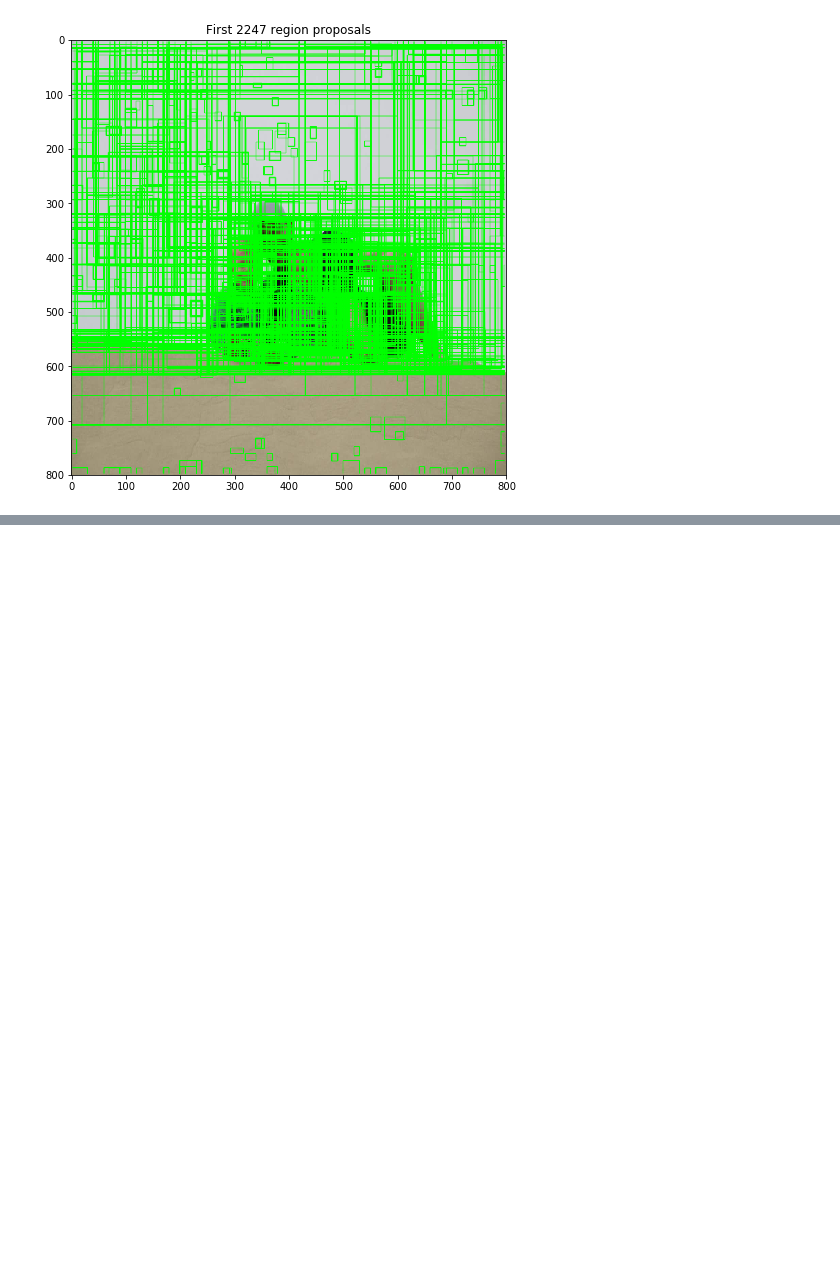
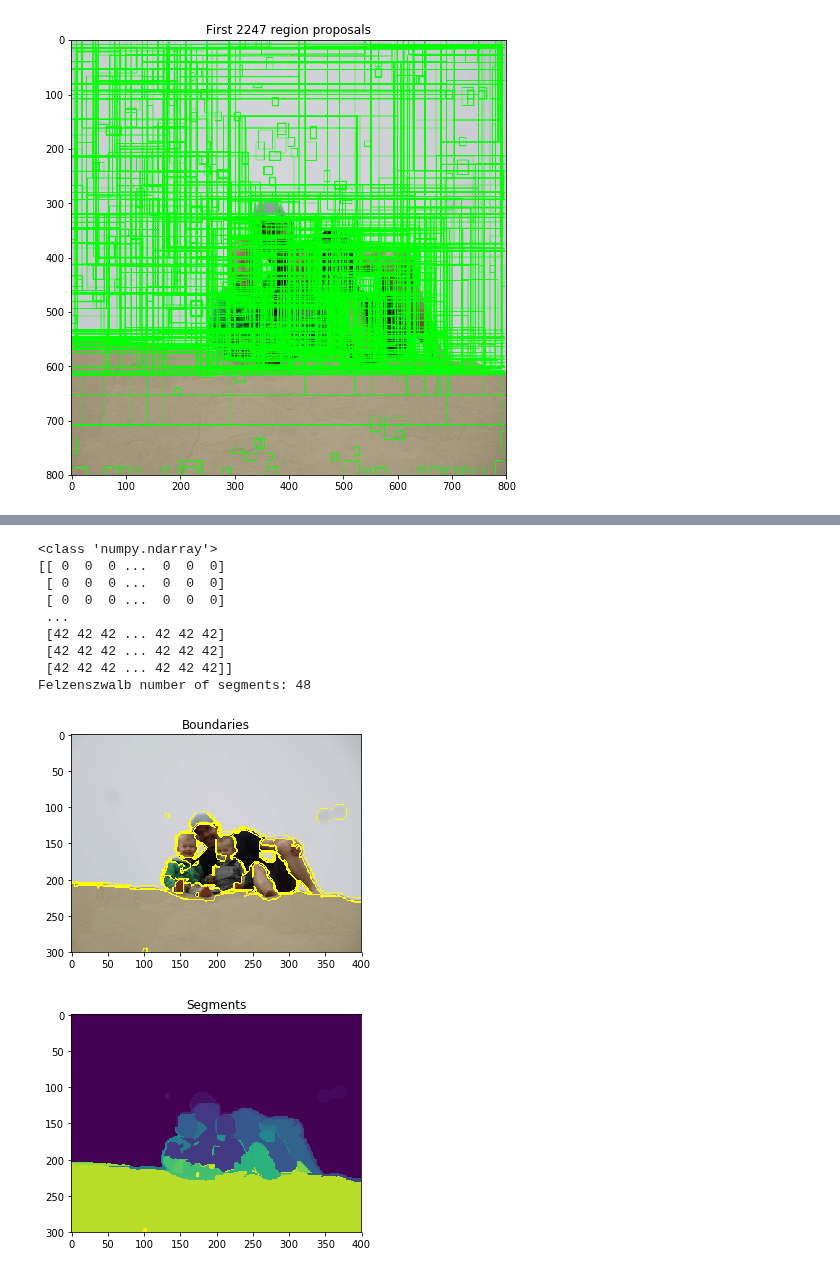
Before and after one commit to b3n3d17/DeepLearningCourse, a Jupyter notebook: 35_selective_search/selective_search.ipynb, the cells around one changed output, grey strips where cells are left out. Drawn from its saved outputs; the diff is of its cells as text; code cells hidden in the pictures; blank space fills up the shorter version.

```diff
--- a/35_selective_search/selective_search.ipynb
+++ b/35_selective_search/selective_search.ipynb
@@ -116,0 +126,44 @@ for i, rect in enumerate(rects):
+# %%
+import matplotlib.pyplot as plt
+import numpy as np
+
+from skimage.color import rgb2gray
+from skimage.segmentation import felzenszwalb
+from skimage.segmentation import mark_boundaries
+from skimage.util import img_as_float
+from skimage import io
+from skimage.transform import resize
+
+
+filename = "test_images/sanddune.jpg"
+img = io.imread(filename)
+newHeight = 400
+newWidth = int(img.shape[0] * newHeight / img.shape[1])
+img = resize(img, (newWidth, newHeight) )
+print(type(img))
+
+segments_fz = felzenszwalb(img, scale=400, sigma=0.7, min_size=20)
+print(segments_fz)
+
+nr_segments = len(np.unique(segments_fz))
+print("Felzenszwalb number of segments: {}".format(nr_segments))
+
+plt.imshow( (mark_boundaries(img, segments_fz)) )
+plt.title("Boundaries")
+plt.show()
+
+plt.imshow( segments_fz )
+plt.title("Segments")
+plt.show()
+# %% [output]
+<class 'numpy.ndarray'>
+[[ 0  0  0 ...  0  0  0]
+ [ 0  0  0 ...  0  0  0]
+ [ 0  0  0 ...  0  0  0]
+ ...
+ [42 42 42 ... 42 42 42]
+ [42 42 42 ... 42 42 42]
+ [42 42 42 ... 42 42 42]]
+Felzenszwalb number of segments: 48
+[figure, added]
+[figure, added]
```
Also changed, not shown: parts of 3 cells of this notebook.
